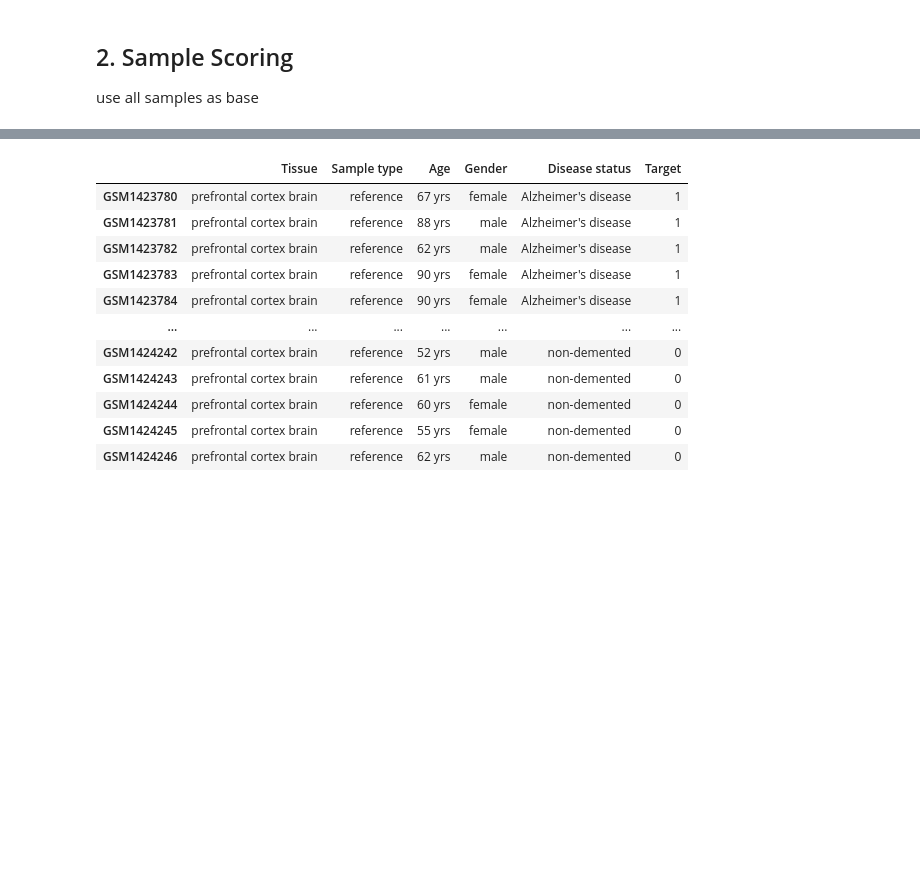
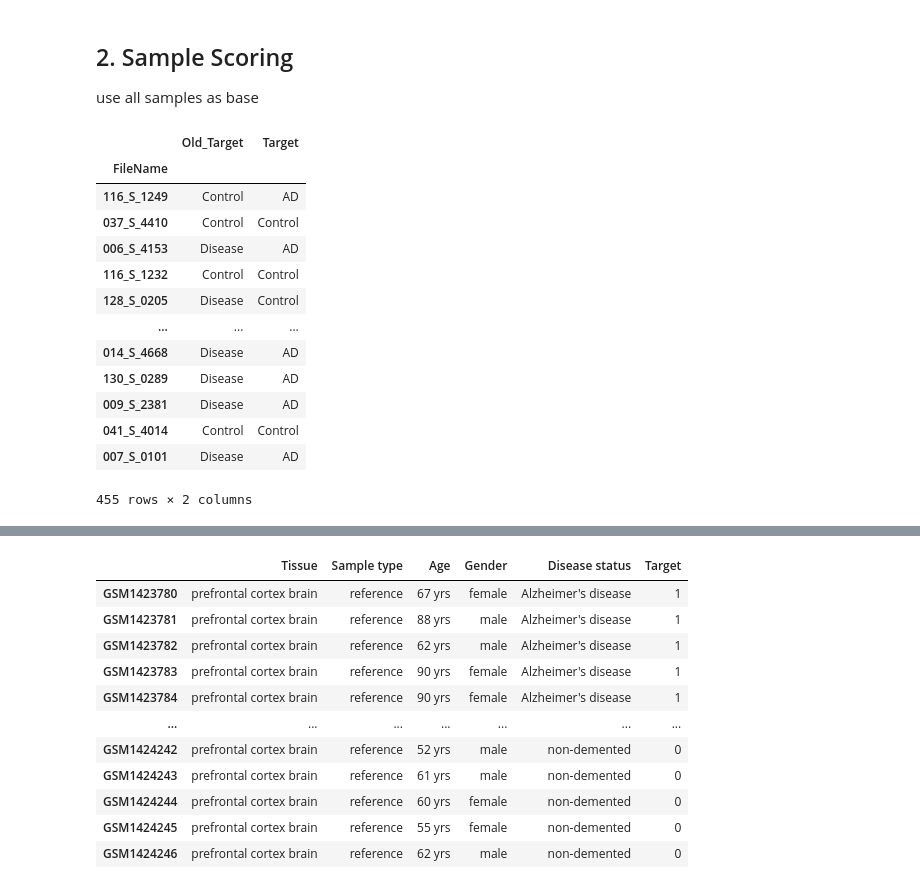
Before and after one commit to Xiaoxuan-Yu-ty/HybridKG, a Jupyter notebook: AD/hybrid_lp.ipynb, the cells around one changed output, grey strips where cells are left out. Drawn from its saved outputs; the diff is of its cells as text; code cells hidden in the pictures; blank space fills up the shorter version.

```diff
--- a/AD/hybrid_lp.ipynb
+++ b/AD/hybrid_lp.ipynb
@@ -59,3 +59,21 @@ geo_design = pd.read_csv("./data/GEO/GSE33000_ad_hd/GSE33000_meta_2cls.csv", ind
 geo_design['Target'] = geo_design['Target'].map({'Disease':1, 'Control':0})
 geo_labels = geo_design['Target'].to_list()
+# %%
+design = pd.read_csv("../data/ADNI/design_with_real_target.tsv", sep='\t',index_col=0)
+design[design['Target']!='MCI']
+# %% [output]
+|  | Old_Target | Target |
+| FileName |  |  |
+| 116_S_1249 | Control | AD |
+| 037_S_4410 | Control | Control |
+| 006_S_4153 | Disease | AD |
+| 116_S_1232 | Control | Control |
+| 128_S_0205 | Disease | Control |
+| ... | ... | ... |
+| 014_S_4668 | Disease | AD |
+| 130_S_0289 | Disease | AD |
+| 009_S_2381 | Disease | AD |
+| 041_S_4014 | Control | Control |
+| 007_S_0101 | Disease | AD |
+455 rows × 2 columns
 # %%
```
Also changed, not shown: parts of 2 cells of this notebook, 1 other file.
